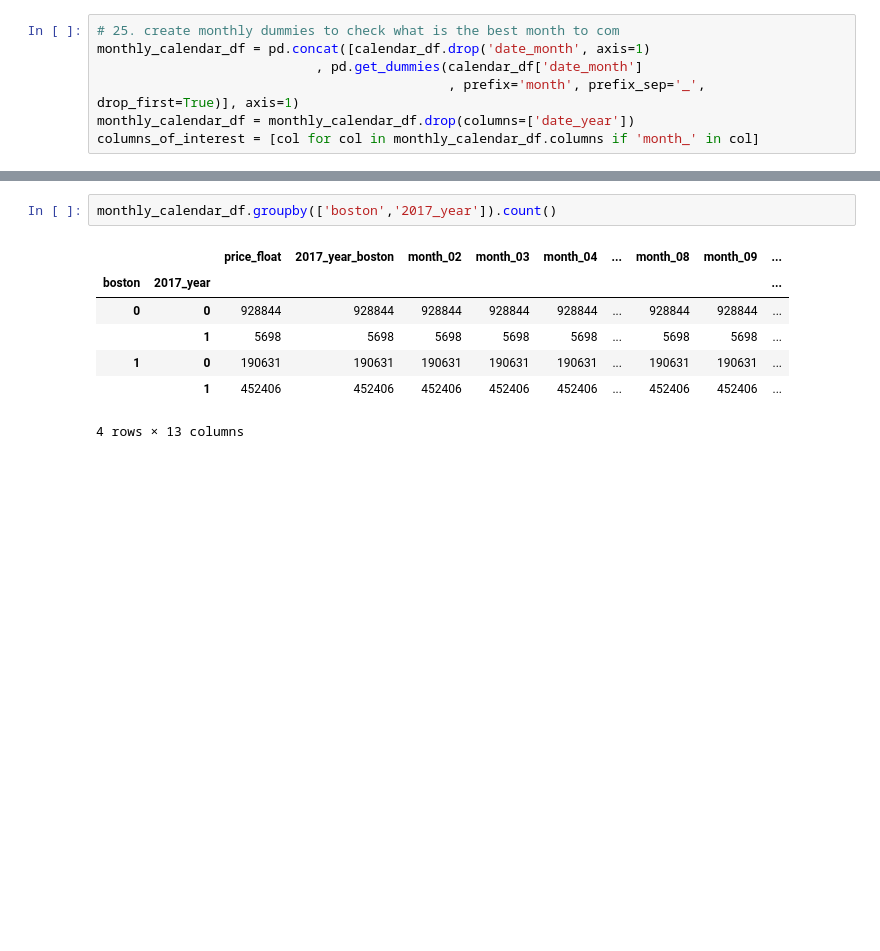
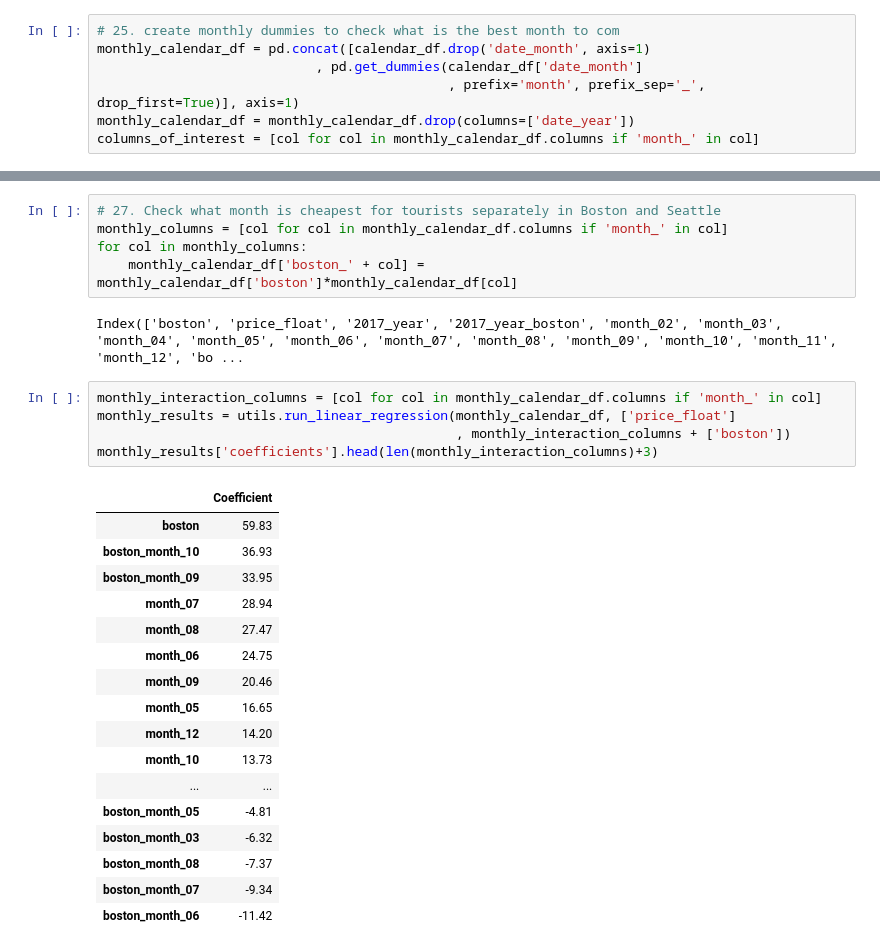
Before and after one commit to iaroslavm/udacity-project-1, a Jupyter notebook: airbnb_data_analysis.ipynb, the cells around one changed output, grey strips where cells are left out. Drawn from its saved outputs; the diff is of its cells as text; blank space fills up the shorter version.

Commit message:
(feat): adding seasonality analysis for each city separately

```diff
--- a/airbnb_data_analysis.ipynb
+++ b/airbnb_data_analysis.ipynb
@@ -543,13 +543,33 @@ monthly_results['coefficients'].head(len(columns_of_interest)+3)
 | month_12 | 2.80 |
 | month_02 | 0.26 |
 | 2017_year_boston | -34.09 |
-# %%
-monthly_calendar_df.groupby(['boston','2017_year']).count()
-# %% [output]
-|  |  | price_float | 2017_year_boston | month_02 | month_03 | month_04 | ... | month_08 | month_09 | ... |
-| boston | 2017_year |  |  |  |  |  |  |  |  | ... |
-| 0 | 0 | 928844 | 928844 | 928844 | 928844 | 928844 | ... | 928844 | 928844 | ... |
-|  | 1 | 5698 | 5698 | 5698 | 5698 | 5698 | ... | 5698 | 5698 | ... |
-| 1 | 0 | 190631 | 190631 | 190631 | 190631 | 190631 | ... | 190631 | 190631 | ... |
-|  | 1 | 452406 | 452406 | 452406 | 452406 | 452406 | ... | 452406 | 452406 | ... |
-4 rows × 13 columns
+# %%
+# 27. Check what month is cheapest for tourists separately in Boston and Seattle
+monthly_columns = [col for col in monthly_calendar_df.columns if 'month_' in col]
+for col in monthly_columns:
+    monthly_calendar_df['boston_' + col] = monthly_calendar_df['boston']*monthly_calendar_df[col]
+# %% [output]
+Index(['boston', 'price_float', '2017_year', '2017_year_boston', 'month_02', 'month_03', 'month_04', 'month_05', 'month_06', 'month_07', 'month_08', 'month_09', 'month_10', 'month_11', 'month_12', 'bo ...
+# %%
+monthly_interaction_columns = [col for col in monthly_calendar_df.columns if 'month_' in col]
+monthly_results = utils.run_linear_regression(monthly_calendar_df, ['price_float']
+                                              , monthly_interaction_columns + ['boston'])
+monthly_results['coefficients'].head(len(monthly_interaction_columns)+3)
+# %% [output]
+|  | Coefficient |
+| boston | 59.83 |
+| boston_month_10 | 36.93 |
+| boston_month_09 | 33.95 |
+| month_07 | 28.94 |
+| month_08 | 27.47 |
+| month_06 | 24.75 |
+| month_09 | 20.46 |
+| month_05 | 16.65 |
+| month_12 | 14.20 |
+| month_10 | 13.73 |
+| ... | ... |
+| boston_month_05 | -4.81 |
+| boston_month_03 | -6.32 |
+| boston_month_08 | -7.37 |
+| boston_month_07 | -9.34 |
+| boston_month_06 | -11.42 |
```
Also changed, not shown: parts of 6 cells of this notebook.
